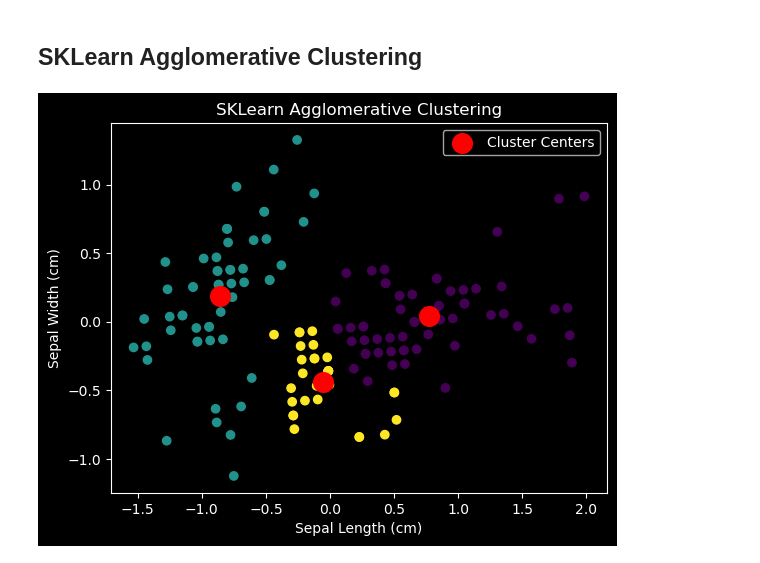
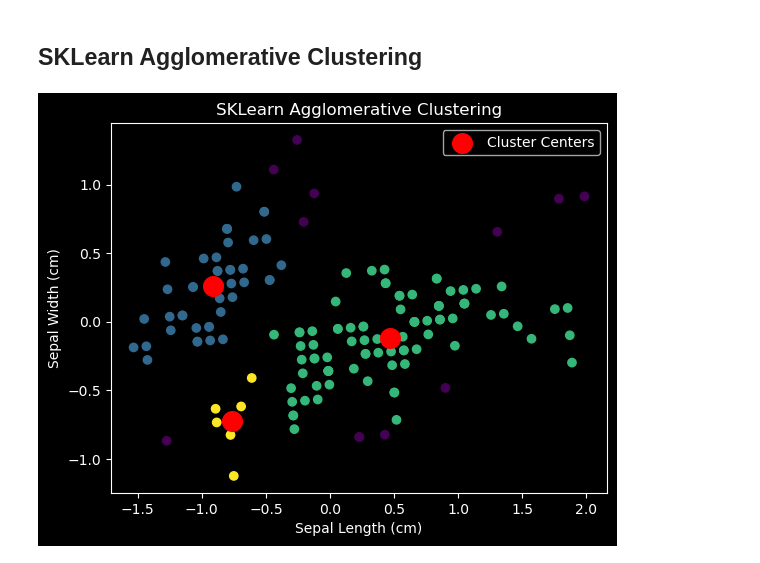
Before and after one commit to Pyrole-2002/project-7-incremental-clustering, a Jupyter notebook: src/sequential_nrst-nbr.ipynb, the cells around one changed output. Cells and saved outputs as stored; diff of their text form; code cells hidden in the pictures.

```diff
--- a/src/sequential_nrst-nbr.ipynb
+++ b/src/sequential_nrst-nbr.ipynb
@@ -96,35 +106,37 @@ online_agg.plot_clusters(iris_data)
 # %%
 # Load the iris dataset
 iris = load_iris()
 X = iris.data[:, :2] # Use only the sepal length and sepal width
 
-# Initialize the Agglomerative Clustering model
-k = 3
-agg = AgglomerativeClustering(n_clusters=k)
+# Initialize the Nearest-Neighbors Clustering model
+dbscan = DBSCAN(eps=0.3, min_samples=5)
 
 # Fit the model to the data
-agg.fit(X)
+dbscan.fit(X)
 
 # Get the cluster assignments
-labels = agg.labels_
+labels = dbscan.labels_
+
+# Number of clusters in labels, ignoring noise if present.
+k = len(set(labels)) - (1 if -1 in labels else 0)
 
 # Reduce the dimensionality of the data for plotting
 pca = PCA(n_components=2)
 X_reduced = pca.fit_transform(X)
 
 # Plot the data points with different colors for each cluster
 plt.scatter(X_reduced[:, 0], X_reduced[:, 1], c=labels, cmap='viridis')
 plt.title("SKLearn Agglomerative Clustering")
 plt.xlabel("Sepal Length (cm)")
 plt.ylabel("Sepal Width (cm)")
 
 # Plot the cluster centers
 cluster_centers = np.zeros((k, 2))
 for i in range(k):
     cluster_centers[i] = X_reduced[labels == i].mean(axis=0)
 plt.scatter(cluster_centers[:, 0], cluster_centers[:, 1], c='red', s=200, label='Cluster Centers')
 plt.legend()
 
 plt.show()
 # %% [output]
-[figure, old version]
+[figure, new version]
```
Also changed, not shown: parts of 5 cells of this notebook.
